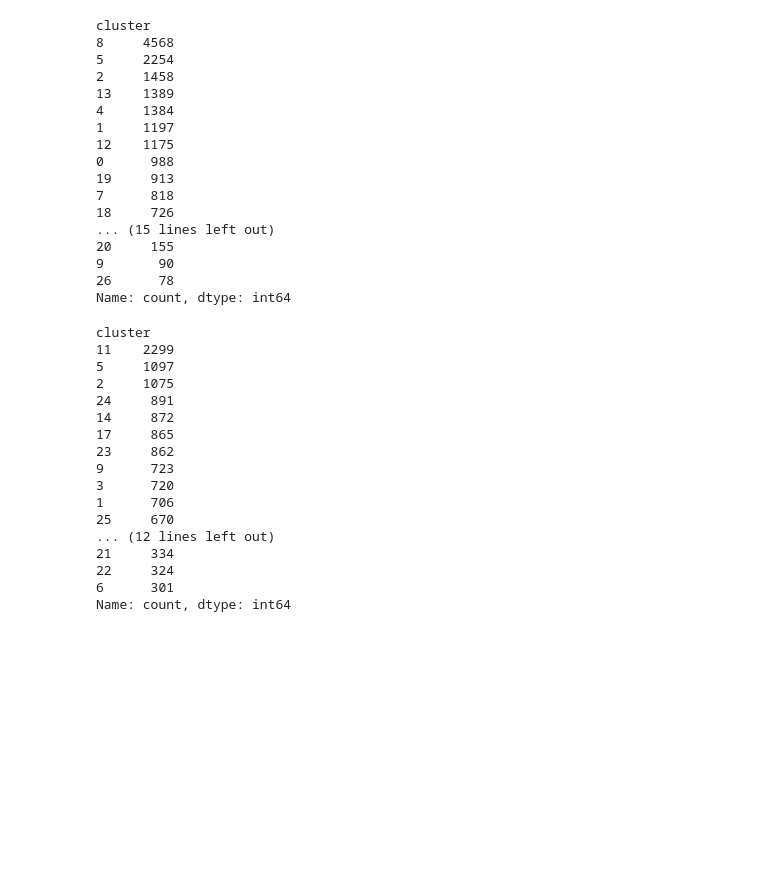
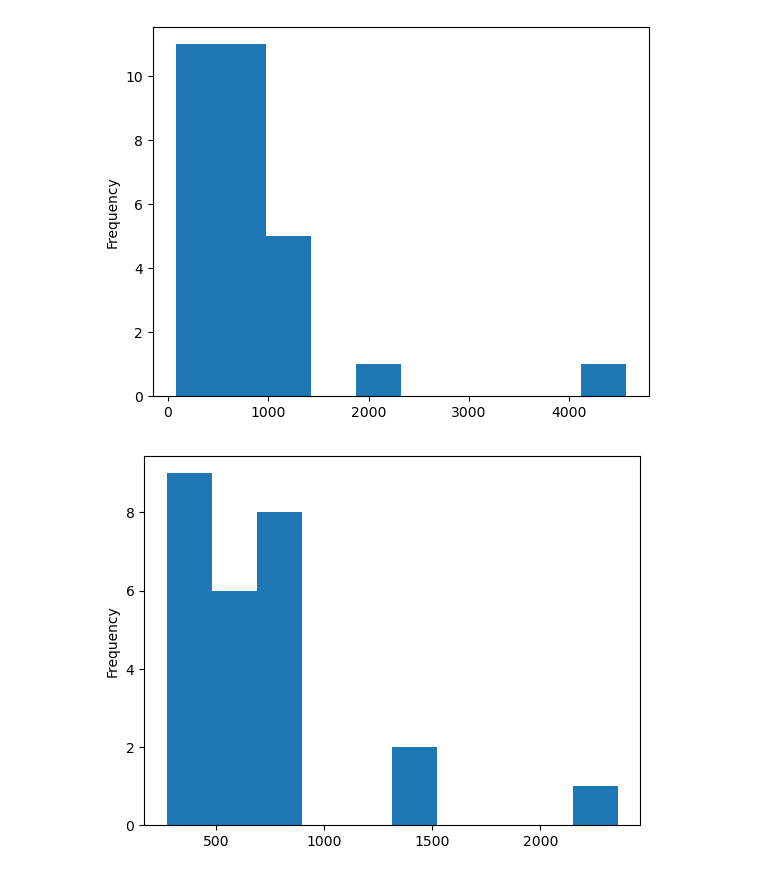
Before and after one commit to ethanyang-sjsu/Cmpe257-bird-transplant, a Jupyter notebook: sb/sb06_kmeanstest.ipynb, the cells around one changed output. Drawn from its saved outputs; the diff is of its cells as text; code cells hidden in the pictures; blank space fills up the shorter version.

```diff
--- a/sb/sb06_kmeanstest.ipynb
+++ b/sb/sb06_kmeanstest.ipynb
@@ -71,48 +56,18 @@ Name: count, dtype: int64
 # %%
 # Pseudo-normalize the elevation column
-lab_eg['alt'] = data_eg['elevation_meters'].apply(lambda x: x/1000)
+lab_eg = data_eg.copy()
+lab_eg['alt'] = lab_eg['elevation_meters'].apply(lambda x: x/1000)
 lab_eg = label_clusters(lab_eg)
-lab_eg['cluster'].value_counts()
+_ = lab_eg['cluster'].value_counts().plot.hist()
 # %% [output]
-cluster
-8     4568
-5     2254
-2     1458
-13    1389
-4     1384
-1     1197
-12    1175
-0      988
-19     913
-7      818
-18     726
-... (15 lines left out)
-20     155
-9       90
-26      78
-Name: count, dtype: int64
+[figure, added]
 # %%
 # Pseudo-normalize the elevation column
-lab_ch['alt'] = data_ch['elevation_meters'].apply(lambda x: x/1000)
+lab_ch = data_ch.copy()
+lab_ch['alt'] = lab_ch['elevation_meters'].apply(lambda x: x/1000)
 lab_ch = label_clusters(lab_ch)
-lab_ch['cluster'].value_counts()
+_ = lab_ch['cluster'].value_counts().plot.hist()
 # %% [output]
-cluster
-11    2299
-5     1097
-2     1075
-24     891
-14     872
-17     865
-23     862
-9      723
-3      720
-1      706
-25     670
-... (12 lines left out)
-21     334
-22     324
-6      301
-Name: count, dtype: int64
+[figure, added]
 # %%
 # Pseudo-normalize the elevation column
```
Also changed, not shown: parts of 7 cells of this notebook, 1 other file.
